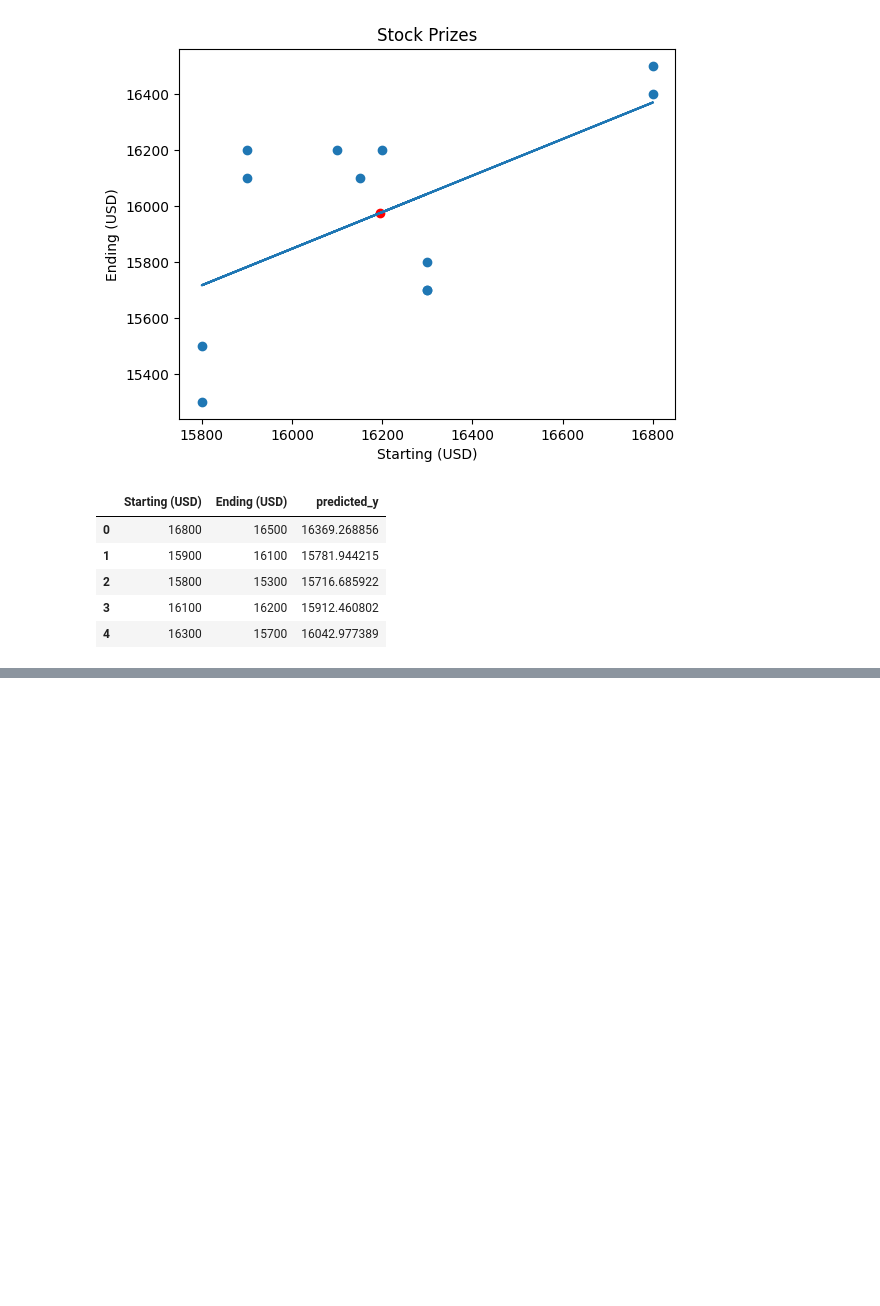
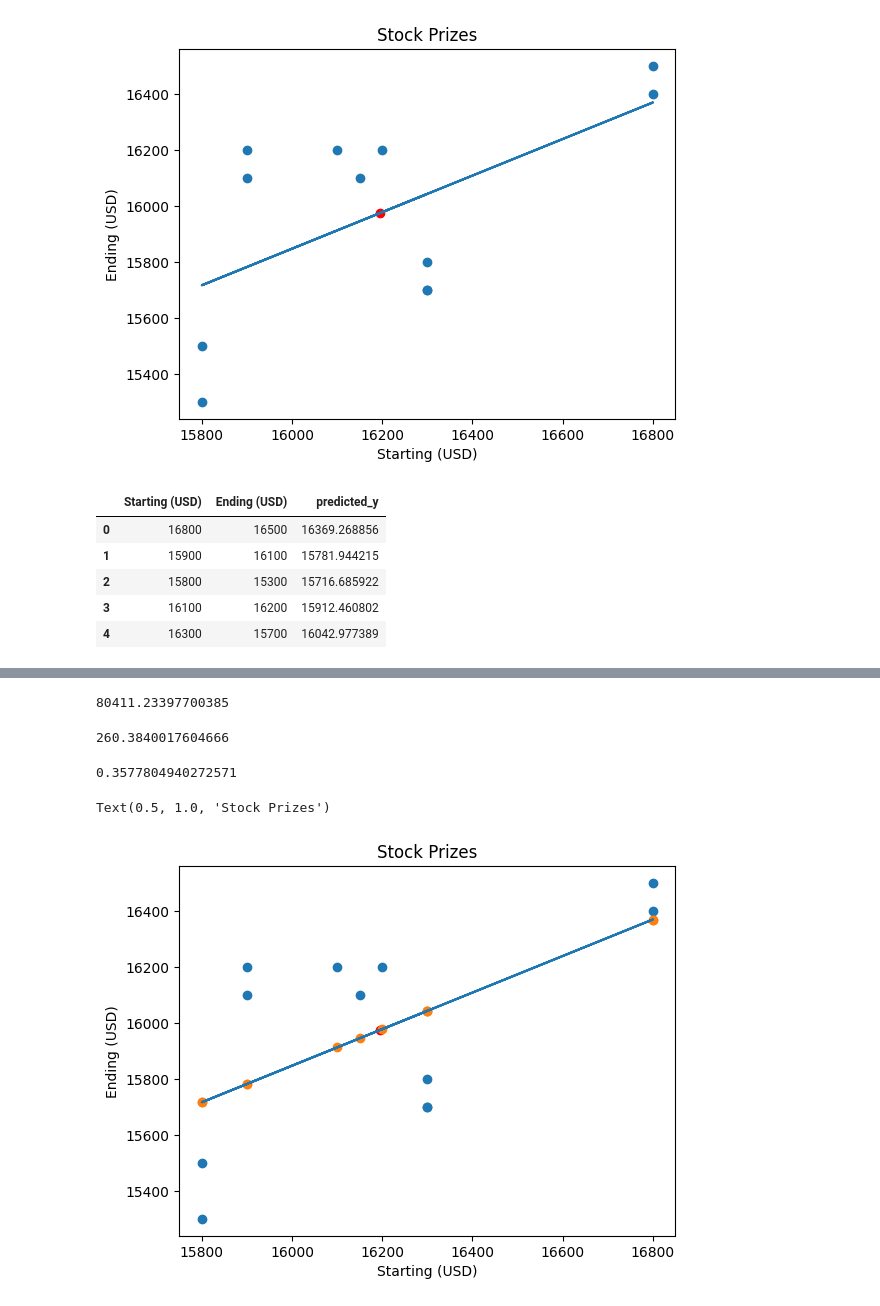
Before and after one commit to arman-hossain45/MACHINE_LEARNING-LIB-ALGO-, a Jupyter notebook: Machine_Learning-main/linearRegration/valuePrediction.ipynb, the cells around one changed output, grey strips where cells are left out. Saved outputs shown, nothing was run; the diff lists cells and outputs as text; code cells hidden in the pictures; blank space fills up the shorter version.

Commit message:
lose and cost

```diff
--- a/Machine_Learning-main/linearRegration/valuePrediction.ipynb
+++ b/Machine_Learning-main/linearRegration/valuePrediction.ipynb
@@ -124,3 +124,5 @@ df.head()
 # %%
 #lose and cost  function
 #actual value and recudial value difference is called cost
+df['lose']=df['Ending (USD)']-df['predicted_y']
+df.head()#we find out lose by using ending usd - predicted usd
@@ -126,0 +136,31 @@ df.head()
+# %%
+from sklearn.metrics import mean_squared_error,mean_absolute_error
+mse=mean_squared_error(df['Ending (USD)'],df['predicted_y'])
+mse
+# %% [output]
+80411.23397700385
+# %%
+mae=mean_absolute_error(df['Ending (USD)'],df['predicted_y'])
+mae
+# %% [output]
+260.3840017604666
+# %%
+reg.score(x,y)#totall error score in this function
+# %% [output]
+0.3577804940272571
+# %%
+#we want to see actual value in predicted vlue in the fit line
+#perspective
+
+plt.plot(x,reg.predict(x))
+plt.scatter(x.mean(), y.mean(), color='red')
+
+
+plt.scatter(df['Starting (USD)'],df['Ending (USD)'])
+plt.scatter(df['Starting (USD)'],reg.predict(x))
+plt.xlabel('Starting (USD)')
+plt.ylabel('Ending (USD)')
+plt.title('Stock Prizes')
+# %% [output]
+Text(0.5, 1.0, 'Stock Prizes')
+[figure, added]
```
Also changed, not shown: parts of 2 cells of this notebook.
